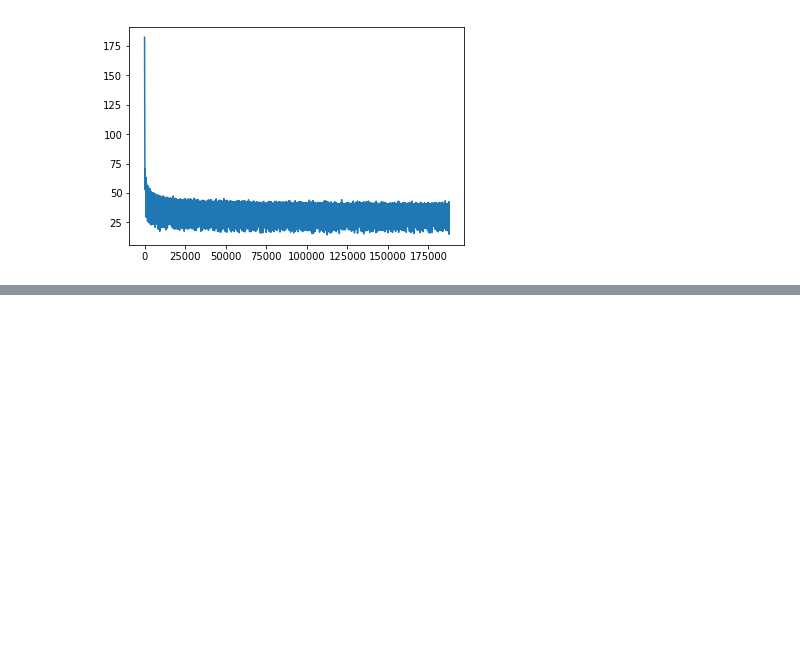
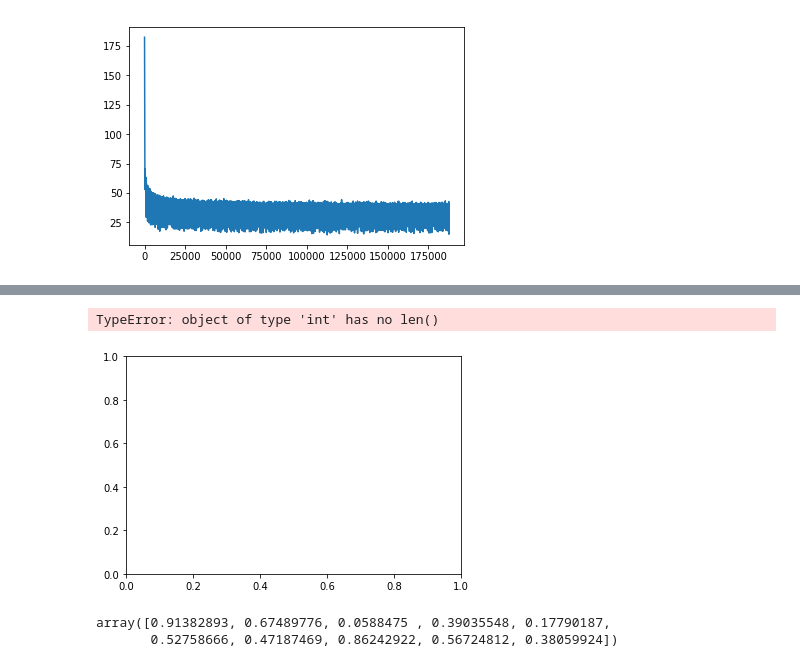
Before and after one commit to yoavo1984/dl_tutorial, a Jupyter notebook: autoencoder_tutorial.ipynb, the cells around one changed output, grey strips where cells are left out. Drawn from its saved outputs; the diff is of its cells as text; code cells hidden in the pictures; blank space fills up the shorter version.

```diff
--- a/autoencoder_tutorial.ipynb
+++ b/autoencoder_tutorial.ipynb
@@ -216,0 +224,22 @@ for n, instance in enumerate(mnist_dataset):
+# %%
+cmaps = [
+            'Greys', 'Purples', 'Blues', 'Greens', 'Oranges', 'Reds',
+            'YlOrBr', 'YlOrRd', 'OrRd', 'PuRd', 'RdPu', 'BuPu',
+            'GnBu', 'PuBu', 'YlGnBu', 'PuBuGn', 'BuGn', 'YlGn']
+
+colors = np.random.random(size=(10,3))
+for i in range(10):
+    plt.scatter(i, i, color=i % 23)
+#     if i <2:
+#         plt.scatter(i, i, color=[0,1*i,0])
+#     else:
+#         plt.scatter(i, i, c='blue')
+# %% [output]
+TypeError: object of type 'int' has no len()
+[figure, added]
+# %%
+import matplotlib
+colors[i]
+# %% [output]
+array([0.91382893, 0.67489776, 0.0588475 , 0.39035548, 0.17790187,
+       0.52758666, 0.47187469, 0.86242922, 0.56724812, 0.38059924])
```
Also changed, not shown: parts of 5 cells of this notebook.
